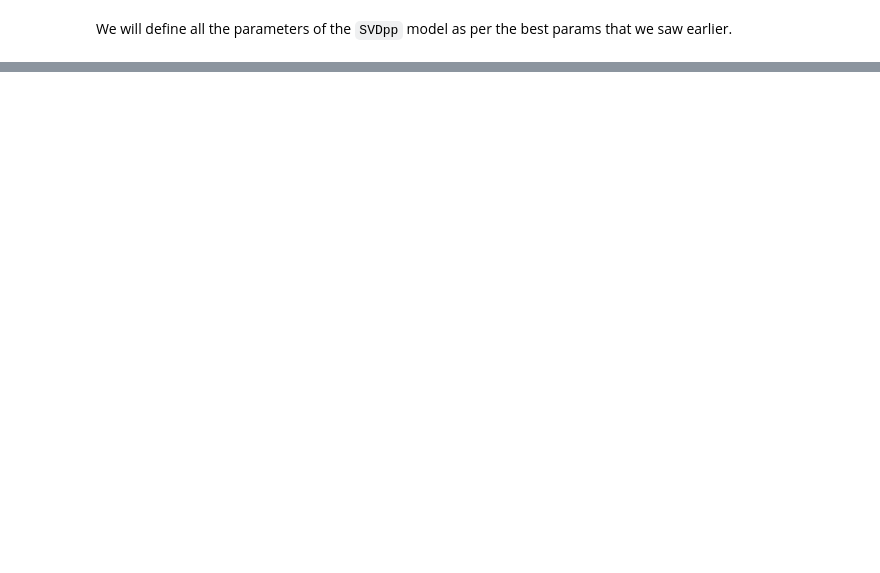
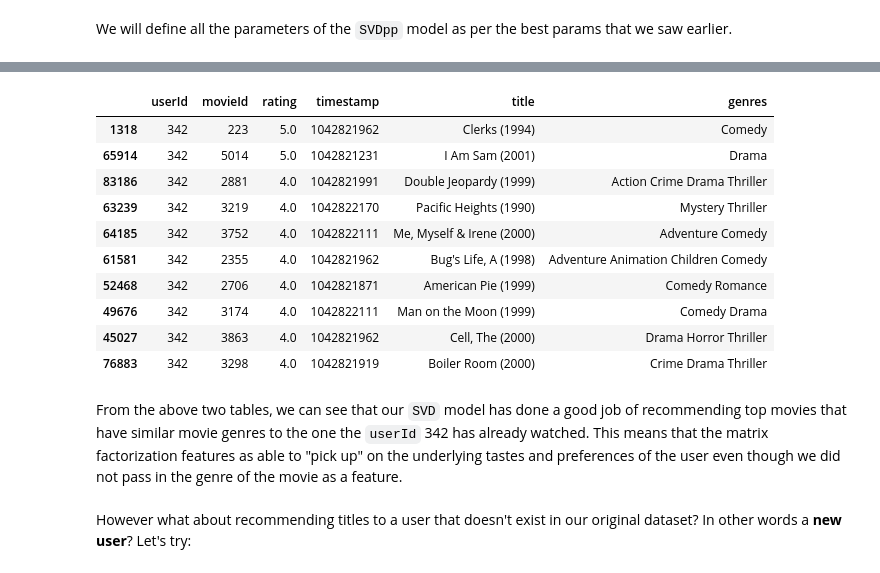
Before and after one commit to sujayjangam/Movie-Recommender-System, a Jupyter notebook: 3_Surprise_Library_Models.ipynb, the cells around one changed output, grey strips where cells are left out. Saved outputs shown, nothing was run; the diff lists cells and outputs as text; code cells hidden in the pictures; blank space fills up the shorter version.

```diff
--- a/3_Surprise_Library_Models.ipynb
+++ b/3_Surprise_Library_Models.ipynb
@@ -906,0 +980,18 @@ data.raw_ratings = train_raw_ratings
+# %%
+df[df['userId'] == 342].sort_values('rating', ascending=False).head(10)
+# %% [output]
+|  | userId | movieId | rating | timestamp | title | genres |
+| 1318 | 342 | 223 | 5.0 | 1042821962 | Clerks (1994) | Comedy |
+| 65914 | 342 | 5014 | 5.0 | 1042821231 | I Am Sam (2001) | Drama |
+| 83186 | 342 | 2881 | 4.0 | 1042821991 | Double Jeopardy (1999) | Action Crime Drama Thriller |
+| 63239 | 342 | 3219 | 4.0 | 1042822170 | Pacific Heights (1990) | Mystery Thriller |
+| 64185 | 342 | 3752 | 4.0 | 1042822111 | Me, Myself & Irene (2000) | Adventure Comedy |
+| 61581 | 342 | 2355 | 4.0 | 1042821962 | Bug's Life, A (1998) | Adventure Animation Children Comedy |
+| 52468 | 342 | 2706 | 4.0 | 1042821871 | American Pie (1999) | Comedy Romance |
+| 49676 | 342 | 3174 | 4.0 | 1042822111 | Man on the Moon (1999) | Comedy Drama |
+| 45027 | 342 | 3863 | 4.0 | 1042821962 | Cell, The (2000) | Drama Horror Thriller |
+| 76883 | 342 | 3298 | 4.0 | 1042821919 | Boiler Room (2000) | Crime Drama Thriller |
+# %% [markdown]
+From the above two tables, we can see that our `SVD` model has done a good job of recommending top movies that have similar movie genres to the one the `userId` 342 has already watched. This means that the matrix factorization features as able to "pick up" on the underlying tastes and preferences of the user even though we did not pass in the genre of the movie as a feature.
+# %% [markdown]
+However what about recommending titles to a user that doesn't exist in our original dataset? In other words a **new user**? Let's try:
```
Also changed, not shown: parts of 136 cells of this notebook.
